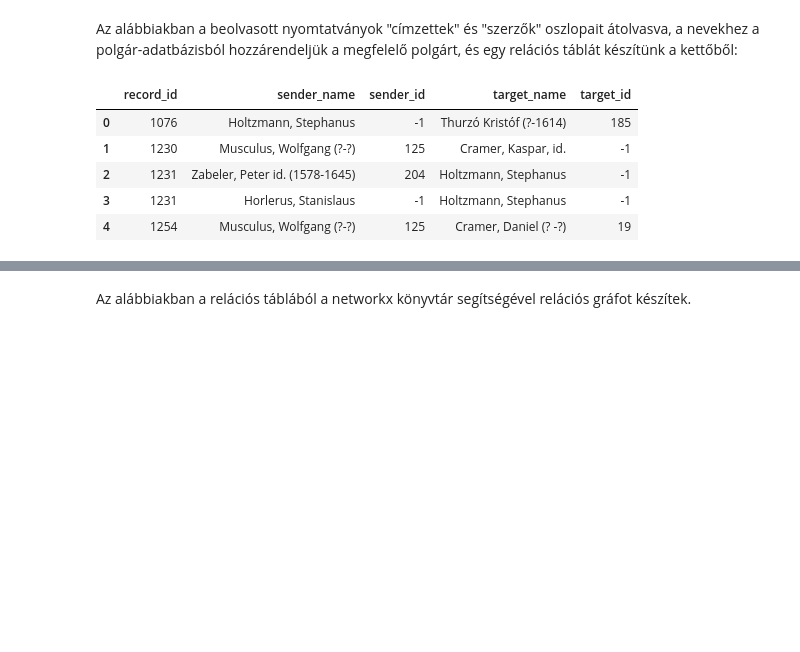
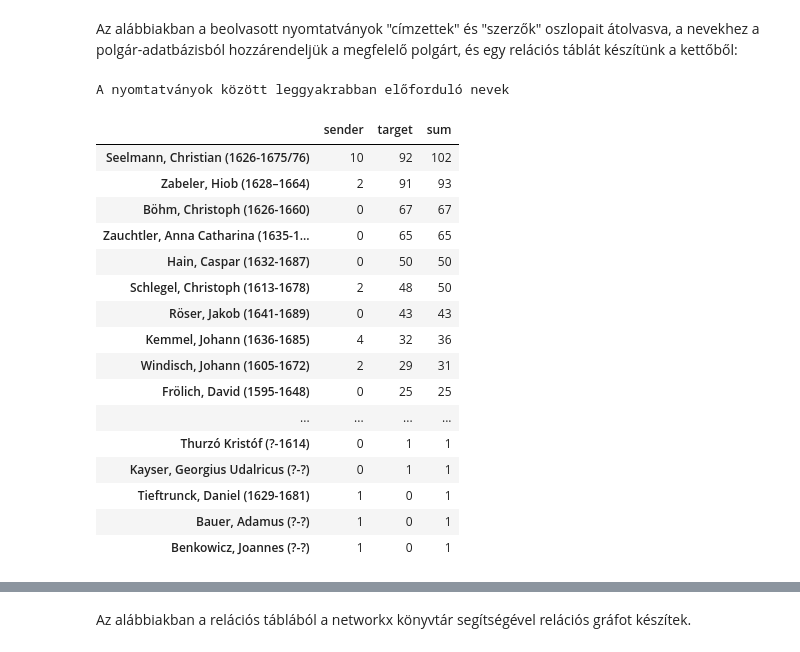
Before and after one commit to kuti-b/zipserbuch, a Jupyter notebook: notebook/notebook/_build/jupyter_execute/zipserbuch.ipynb, the cells around one changed output, grey strips where cells are left out. Drawn from its saved outputs; the diff is of its cells as text; code cells hidden in the pictures; blank space fills up the shorter version.

```diff
--- a/notebook/notebook/_build/jupyter_execute/zipserbuch.ipynb
+++ b/notebook/notebook/_build/jupyter_execute/zipserbuch.ipynb
@@ -38,6 +38,11 @@ citizens.head()
 Az alábbiakban a beolvasott nyomtatványok "címzettek" és "szerzők" oszlopait átolvasva, a nevekhez a polgár-adatbázisból hozzárendeljük a megfelelő polgárt, és egy relációs táblát készítünk a kettőből:
 # %%
 def get_from_citizen_list(name, record):
+
+    name=name.replace('[', '')
+    name=name.replace(']', '')
+    name=name.replace('-', '')
+
     index_name = citizens['név'].str.contains(name, na=False)
     index_alt_name = citizens['névváltozat'].str.contains(name, na=False)
 
@@ -54,50 +59,78 @@ def get_from_citizen_list(name, record):
 
 
 relations = []
+counter = { }
 
 for index, record in records.iterrows():
     recipient_names = record['a nyomtatvány címzettjei']
     sender_names = record['szerzők és a nyomtatványban említett kapcsolódó nevek']
 
     if isinstance(recipient_names, str) and isinstance(sender_names, str):
         recipients = recipient_names.split(';')
         senders = sender_names.split(';')
         for recipient in recipients:
             target_id = get_from_citizen_list(recipient, index)
 
             for sender in senders:
                 sender_id = get_from_citizen_list(sender, index)
                 relation = {}
                 relation['record_id'] = index
                 relation['sender_name'] = sender
                 if not math.isnan(sender_id):
+                    name = str(citizens.iloc[sender_id]['név'])
                     relation['sender_id'] = int(sender_id)
-                    relation['sender_name'] = str(citizens.iloc[sender_id]['név'])
+                    relation['sender_name'] = name
+                    if name not in counter:
+                        counter[name] = {
+                            'sender': 0,
+                            'target': 0
+                        }
+                    counter[name]['sender'] += 1
                 else:
                     relation['sender_id'] = -1
 
                 relation['target_name'] = recipient
                 if not math.isnan(target_id):
+                    name = str(citizens.iloc[target_id]['név'])
                     relation['target_id'] = int(target_id)
-                    relation['target_name'] = str(citizens.iloc[target_id]['név'])
+                    relation['target_name'] = name
+
+                    if name not in counter:
+                        counter[name] = {
+                            'sender': 0,
+                            'target': 0
+                        }
+                    counter[name]['target'] += 1
+
                 else:
                     relation['target_id'] = -1
 
+
                 relations.append(relation)
+
+
+
+df = pandas.DataFrame.from_dict(counter).transpose()
+df['sum'] = df['sender']+df['target']
+df = df.sort_values(by=['sum'], ascending=False)
+df = df.style.set_caption("A nyomtatványok között leggyakrabban előforduló nevek")
+df
+# %% [output]
+A nyomtatványok között leggyakrabban előforduló nevek
+|  | sender | target | sum |
+| Seelmann, Christian (1626-1675/76) | 10 | 92 | 102 |
+| Zabeler, Hiob (1628–1664) | 2 | 91 | 93 |
+| Böhm, Christoph (1626-1660) | 0 | 67 | 67 |
+| Zauchtler, Anna Catharina (1635-1... | 0 | 65 | 65 |
+| Hain, Caspar (1632-1687) | 0 | 50 | 50 |
+| Schlegel, Christoph (1613-1678) | 2 | 48 | 50 |
+| Röser, Jakob (1641-1689) | 0 | 43 | 43 |
+| Kemmel, Johann (1636-1685) | 4 | 32 | 36 |
+| Windisch, Johann (1605-1672) | 2 | 29 | 31 |
+| Frölich, David (1595-1648) | 0 | 25 | 25 |
+| ... | ... | ... | ... |
+| Thurzó Kristóf (?-1614) | 0 | 1 | 1 |
+| Kayser, Georgius Udalricus (?-?) | 0 | 1 | 1 |
+| Tieftrunck, Daniel (1629-1681) | 1 | 0 | 1 |
+| Bauer, Adamus (?-?) | 1 | 0 | 1 |
+| Benkowicz, Joannes (?-?) | 1 | 0 | 1 |
-# %%
-relations_df = pandas.DataFrame.from_records(relations)
-
-relations_df['record_id']= relations_df['record_id'].astype(int)
-relations_df['sender_name']= relations_df['sender_name'].astype(str)
-relations_df['sender_id']= relations_df['sender_id'].astype(int)
-relations_df['target_name']= relations_df['target_name'].astype(str)
-relations_df['target_id']= relations_df['target_id'].astype(int)
-
-relations_df.head()
-# %% [output]
-|  | record_id | sender_name | sender_id | target_name | target_id |
-| 0 | 1076 | Holtzmann, Stephanus | -1 | Thurzó Kristóf (?-1614) | 185 |
-| 1 | 1230 | Musculus, Wolfgang (?-?) | 125 | Cramer, Kaspar, id. | -1 |
-| 2 | 1231 | Zabeler, Peter id. (1578-1645) | 204 | Holtzmann, Stephanus | -1 |
-| 3 | 1231 | Horlerus, Stanislaus | -1 | Holtzmann, Stephanus | -1 |
-| 4 | 1254 | Musculus, Wolfgang (?-?) | 125 | Cramer, Daniel (? -?) | 19 |
```
Also changed, not shown: parts of 4 cells of this notebook, 23 other files.
